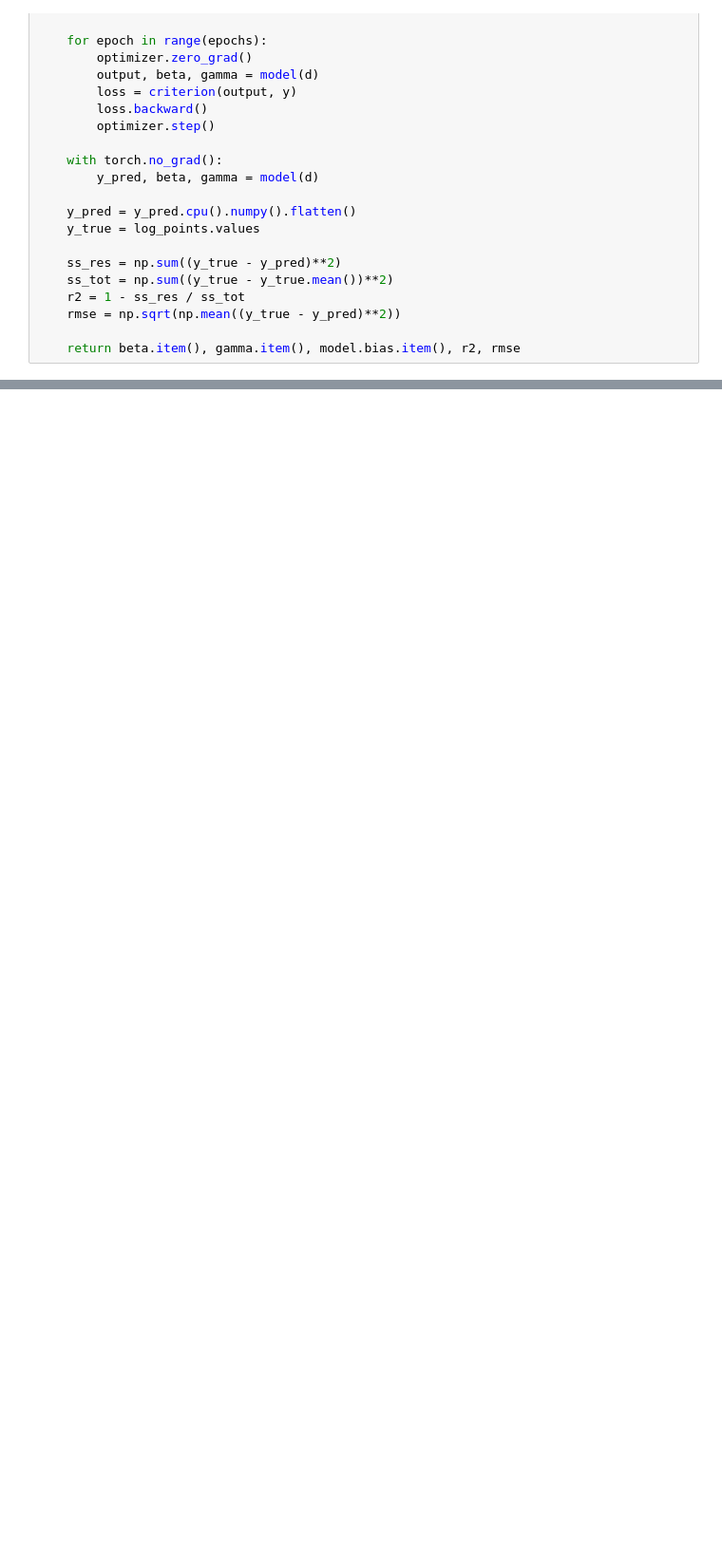
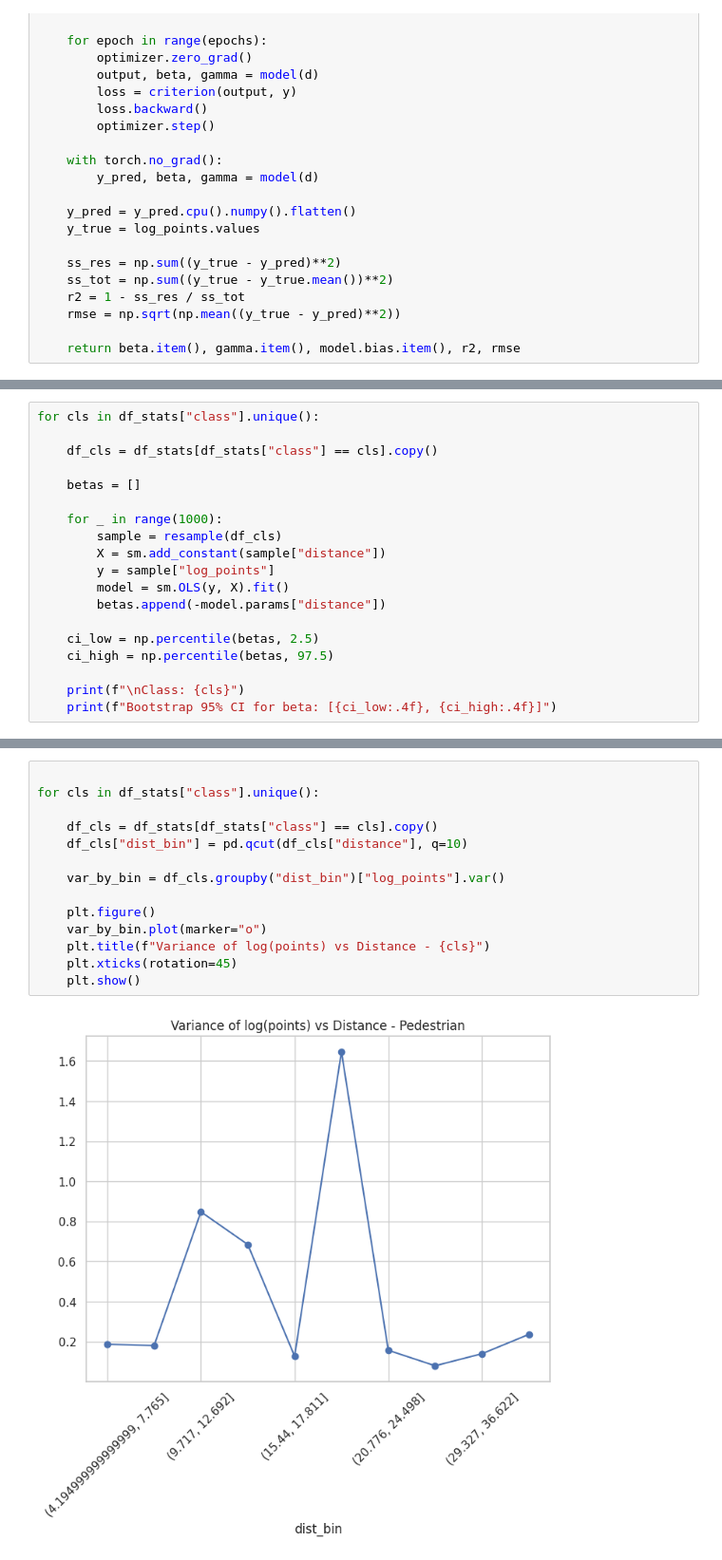
Before and after one commit to aliowx/data-analysis, a Jupyter notebook: notebook/EEG/eeg-bci-robot-control.ipynb, the cells around one changed output, grey strips where cells are left out. Shown at 95% size. Drawn from its saved outputs; the diff is of its cells as text; blank space fills up the shorter version.

```diff
--- a/notebook/EEG/eeg-bci-robot-control.ipynb
+++ b/notebook/EEG/eeg-bci-robot-control.ipynb
@@ -1131,0 +1228,19 @@ def train_physics_model(distance, log_points, epochs=3000, lr=0.01):
+# %%
+for cls in df_stats["class"].unique():
+
+    df_cls = df_stats[df_stats["class"] == cls].copy()
+
+    betas = []
+
+    for _ in range(1000):
+        sample = resample(df_cls)
+        X = sm.add_constant(sample["distance"])
+        y = sample["log_points"]
+        model = sm.OLS(y, X).fit()
+        betas.append(-model.params["distance"])
+
+    ci_low = np.percentile(betas, 2.5)
+    ci_high = np.percentile(betas, 97.5)
+
+    print(f"\nClass: {cls}")
+    print(f"Bootstrap 95% CI for beta: [{ci_low:.4f}, {ci_high:.4f}]")
@@ -1131,0 +1256,16 @@ def train_physics_model(distance, log_points, epochs=3000, lr=0.01):
+# %%
+
+for cls in df_stats["class"].unique():
+
+    df_cls = df_stats[df_stats["class"] == cls].copy()
+    df_cls["dist_bin"] = pd.qcut(df_cls["distance"], q=10)
+
+    var_by_bin = df_cls.groupby("dist_bin")["log_points"].var()
+
+    plt.figure()
+    var_by_bin.plot(marker="o")
+    plt.title(f"Variance of log(points) vs Distance - {cls}")
+    plt.xticks(rotation=45)
+    plt.show()
+# %% [output]
+[figure, added]
```
Also changed, not shown: parts of 6 cells of this notebook.
